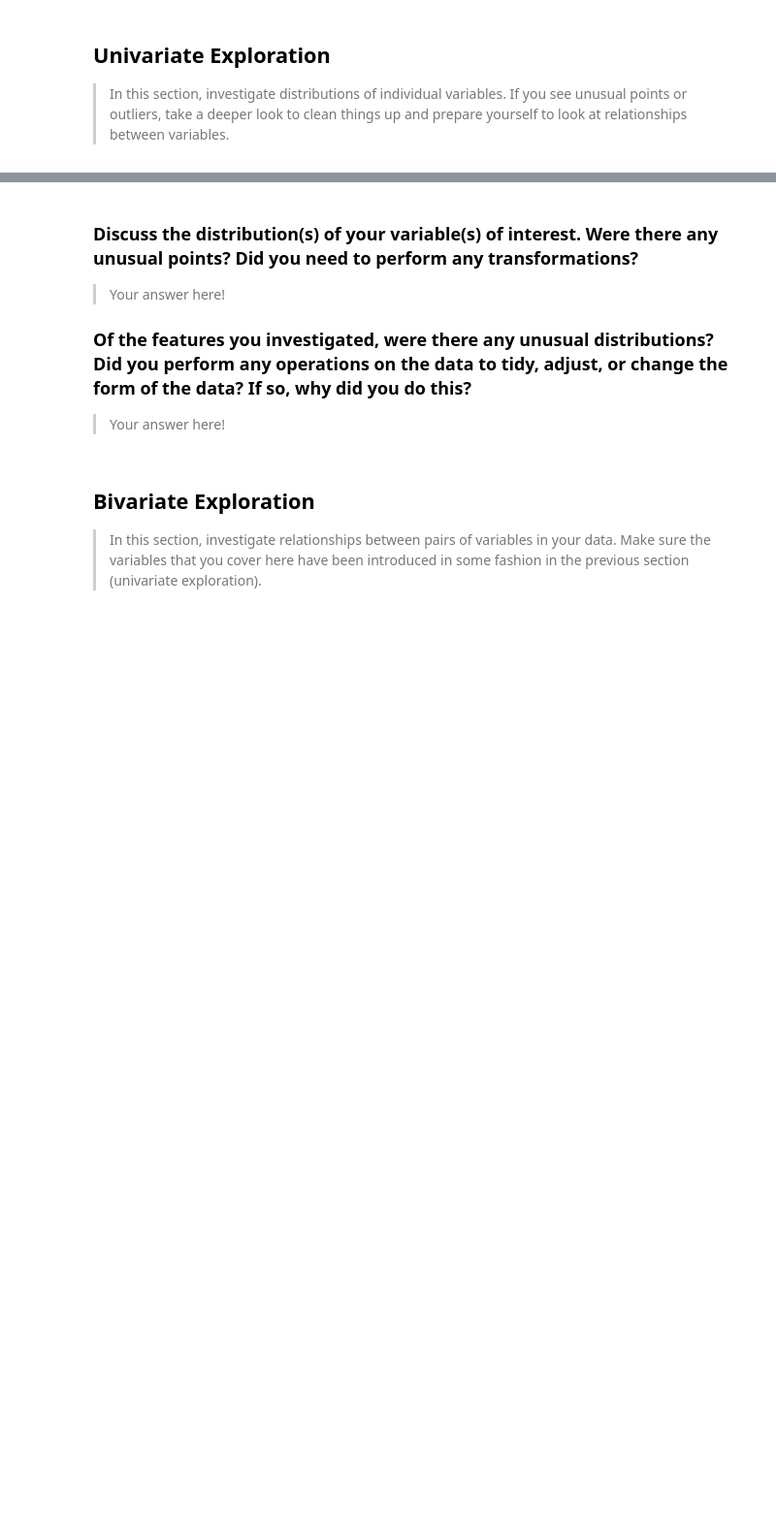
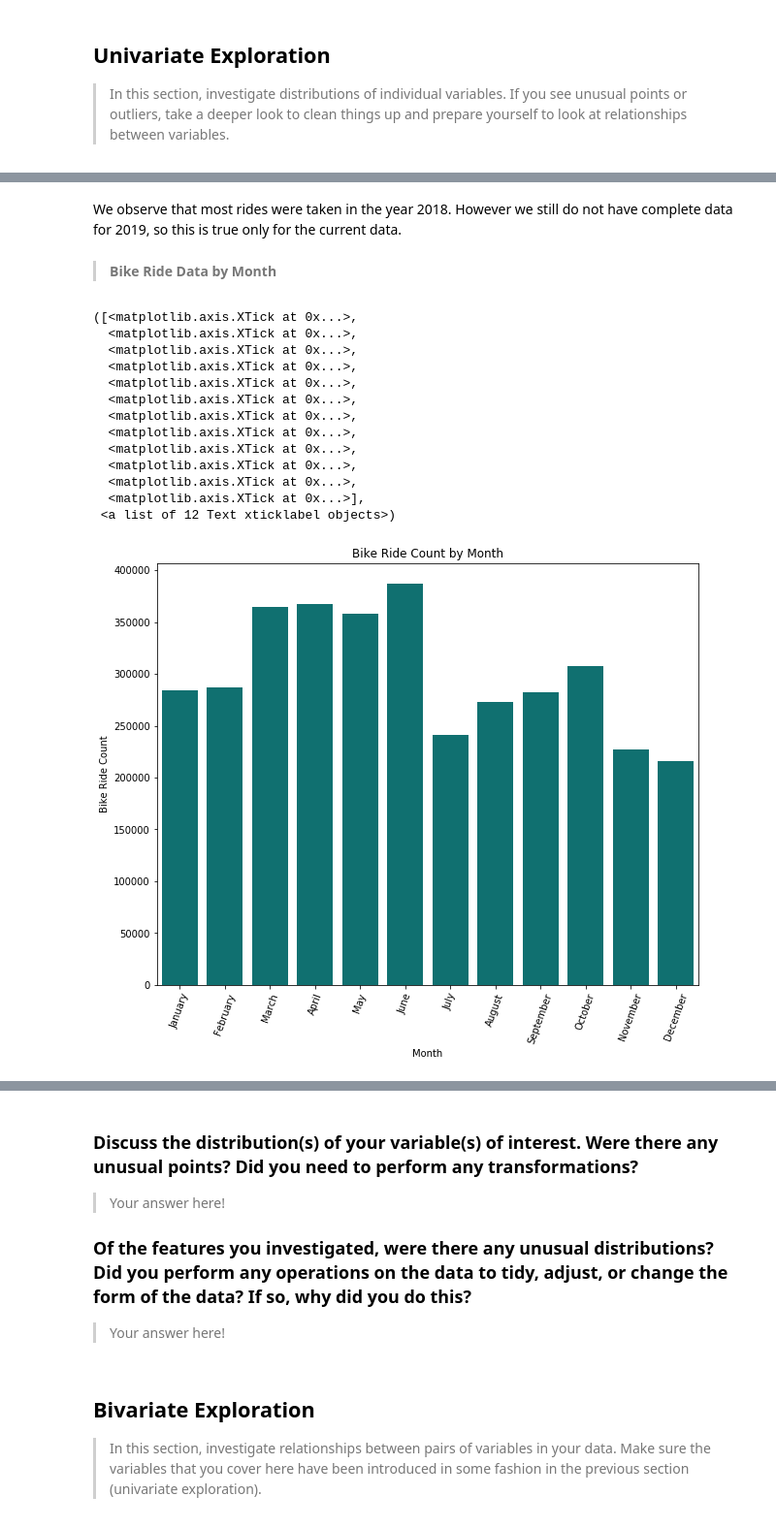
Before and after one commit to mkarkhan/Communicate-Data-Findings, a Jupyter notebook: exploratory_analysis.ipynb, the cells around one changed output, grey strips where cells are left out. Shown at 97% size. Cells and saved outputs as stored; diff of their text form; code cells hidden in the pictures; blank space fills up the shorter version.

```diff
--- a/exploratory_analysis.ipynb
+++ b/exploratory_analysis.ipynb
@@ -375,0 +442,26 @@ you plan on investigating next.
+# %% [markdown]
+We observe that most rides were taken in the year 2018. However we still do not have complete data for 2019, so this is true only for the current data.
+# %% [markdown]
+> <b> Bike Ride Data by Month </b>
+# %%
+plt.figure(figsize = [10,8])
+sb.countplot(data = bikedata_df_copy, x = 'month', color = 'teal')
+plt.xlabel('Month')
+plt.ylabel('Bike Ride Count')
+plt.title('Bike Ride Count by Month', fontsize = 12)
+plt.xticks(np.arange(0,12,1),['January','February','March','April','May','June','July','August','September','October','November','December'], rotation = 70)
+# %% [output]
+([<matplotlib.axis.XTick at 0x...>,
+  <matplotlib.axis.XTick at 0x...>,
+  <matplotlib.axis.XTick at 0x...>,
+  <matplotlib.axis.XTick at 0x...>,
+  <matplotlib.axis.XTick at 0x...>,
+  <matplotlib.axis.XTick at 0x...>,
+  <matplotlib.axis.XTick at 0x...>,
+  <matplotlib.axis.XTick at 0x...>,
+  <matplotlib.axis.XTick at 0x...>,
+  <matplotlib.axis.XTick at 0x...>,
+  <matplotlib.axis.XTick at 0x...>,
+  <matplotlib.axis.XTick at 0x...>],
+ <a list of 12 Text xticklabel objects>)
+[figure, added]
```
Also changed, not shown: parts of 31 cells of this notebook.
